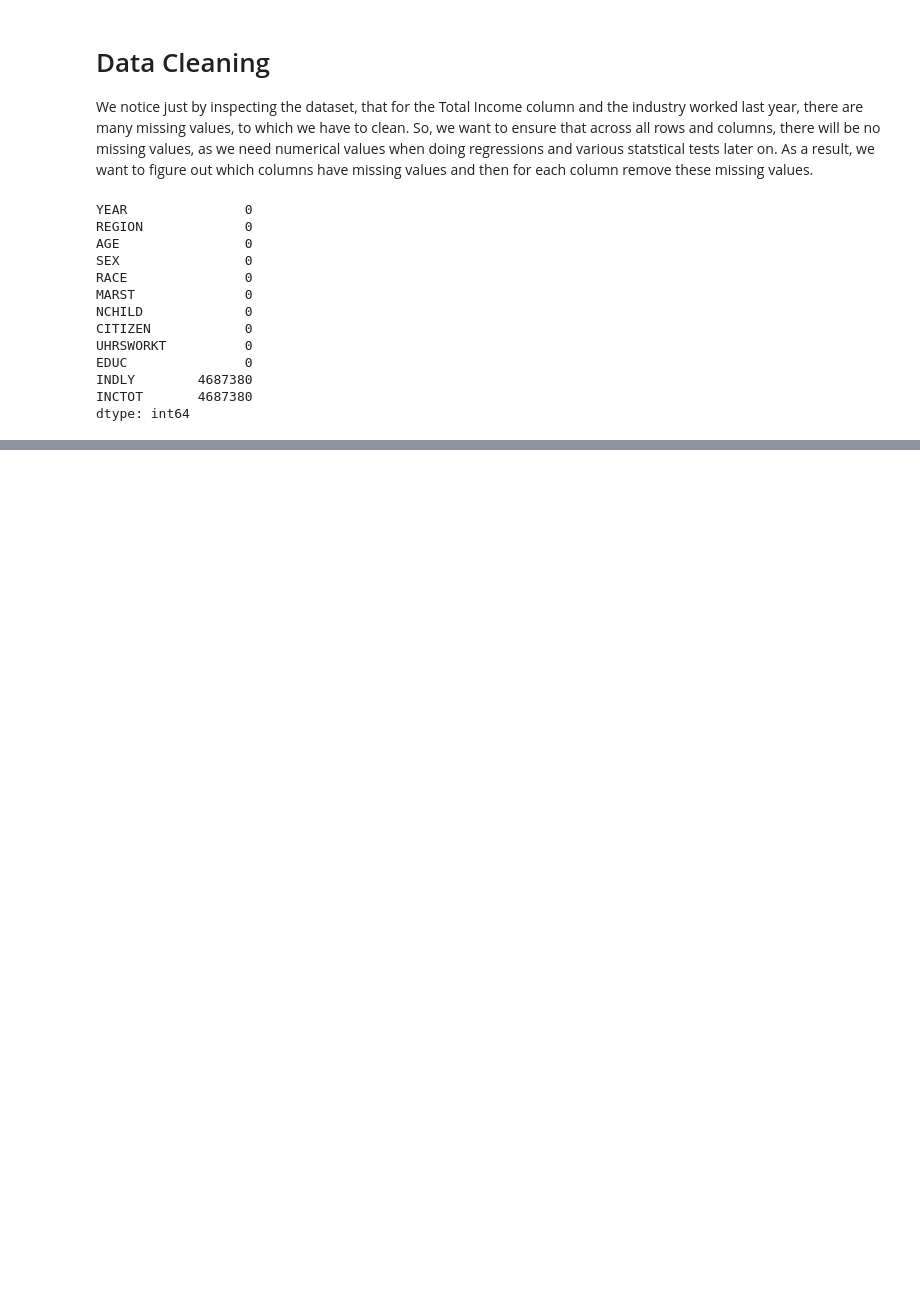
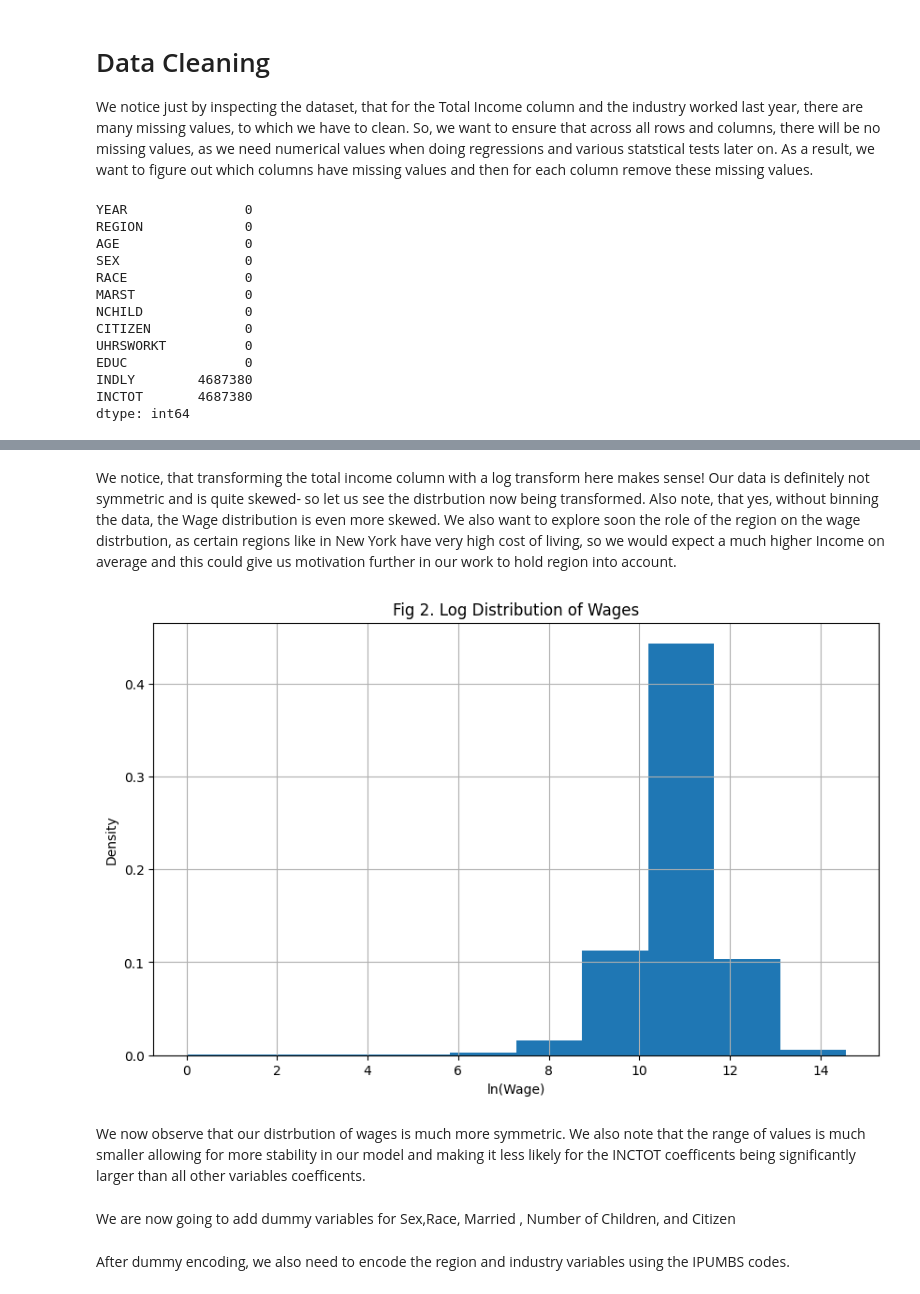
Before and after one commit to morida10/ECON320FP, a Jupyter notebook: play.ipynb, the cells around one changed output, grey strips where cells are left out. Saved outputs shown, nothing was run; the diff lists cells and outputs as text; code cells hidden in the pictures; blank space fills up the shorter version.

```diff
--- a/play.ipynb
+++ b/play.ipynb
@@ -207,0 +208,16 @@ df
+# %% [markdown]
+We notice, that transforming the total income column with a log transform here makes sense! Our data is definitely not symmetric and is quite skewed- so let us see the distrbution now being transformed. Also note, that yes, without binning the data, the Wage distribution is even more skewed. We also want to explore soon the role of the region on the wage distrbution, as certain regions like in New York have very high cost of living, so we would expect a much higher Income on average and this could give us motivation further in our work to hold region into account.
+# %%
+plt.figure(figsize=(10, 6))
+plt.hist(df["ln_INCTOT"],density=True)
+plt.title('Fig 2. Log Distribution of Wages')
+plt.xlabel('ln(Wage)')
+plt.ylabel('Density')
+plt.grid(True)
+plt.show()
+# %% [output]
+[figure, added]
+# %% [markdown]
+We now observe that our distrbution of wages is much more symmetric. We also note that the range of values is much smaller allowing for more stability in our model and making it less likely for the INCTOT coefficents being significantly larger than all other variables coefficents.
+# %% [markdown]
+We are now going to add dummy variables for Sex,Race, Married , Number of Children, and Citizen
@@ -207,0 +242,2 @@ df
+# %% [markdown]
+After dummy encoding, we also need to encode the region and industry variables using the IPUMBS codes.
```
Also changed, not shown: parts of 97 cells of this notebook.
